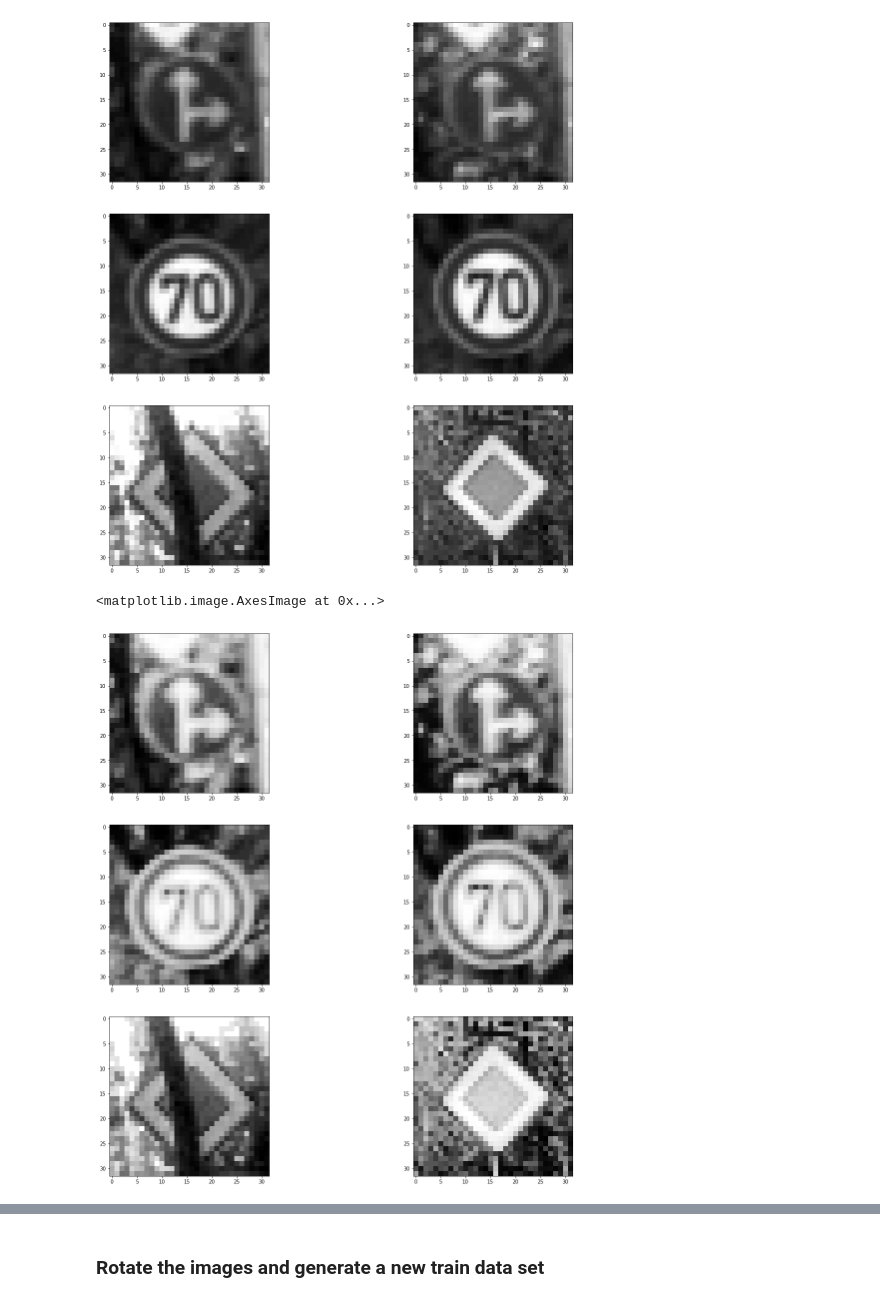
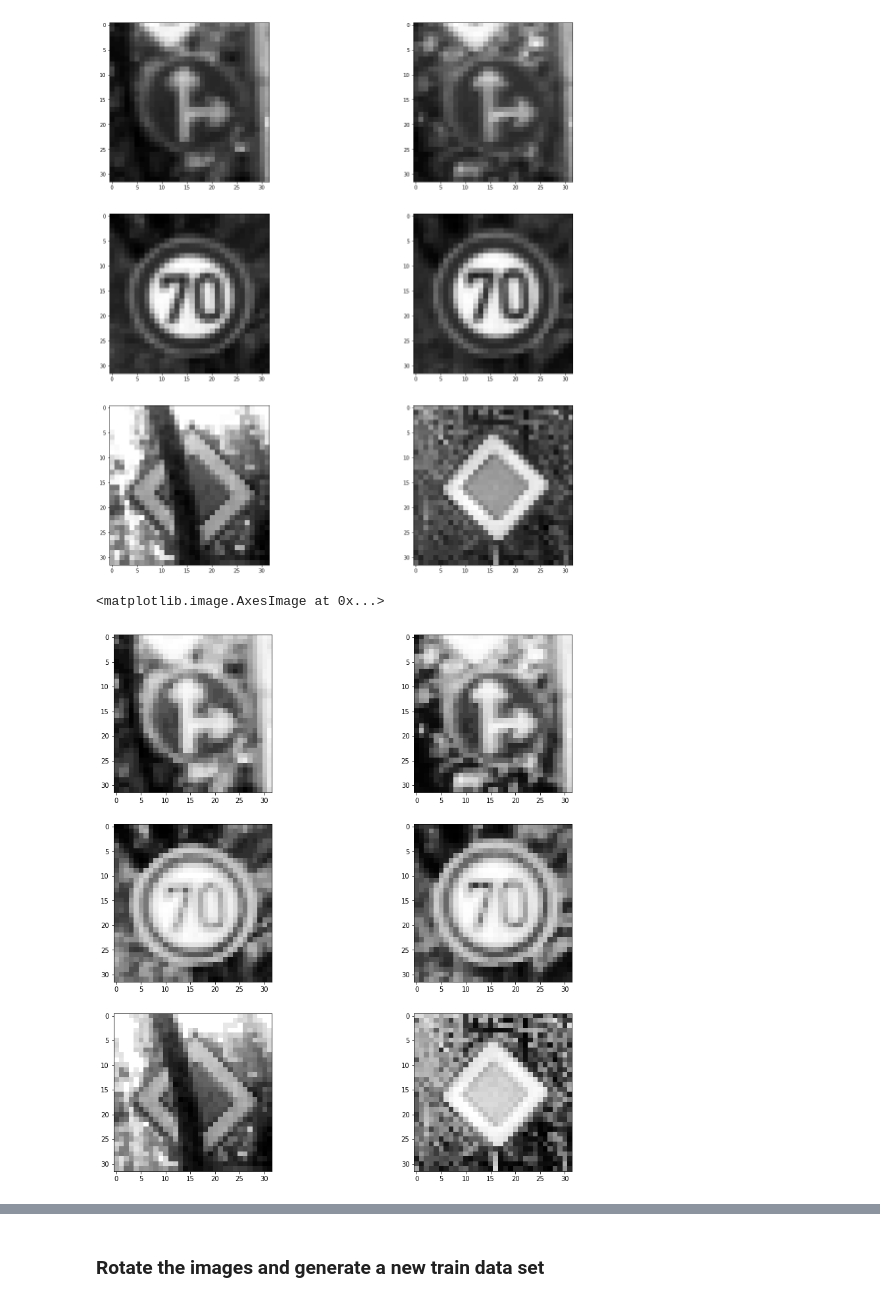
Before and after one commit to chenyue9713/Traffic-Sign-Classifier, a Jupyter notebook: Traffic_Sign_Classifier.ipynb, the cells around one changed output, grey strips where cells are left out. Saved outputs shown, nothing was run; the diff lists cells and outputs as text; code cells hidden in the pictures.

```diff
--- a/Traffic_Sign_Classifier.ipynb
+++ b/Traffic_Sign_Classifier.ipynb
@@ -247,32 +247,32 @@ hisequal_test_images =[]
 for image in gray_train_images:
     hisequal_train_images.append(cv2.equalizeHist(image))
 
 for image in gray_valid_images:
     hisequal_valid_images.append(cv2.equalizeHist(image))
 
 for image in gray_test_images:
     hisequal_test_images.append(cv2.equalizeHist(image))
 
 
 index_offset = 1010
-plt.figure(figsize=(20,20))
+plt.figure(figsize=(15,15))
 plt.subplot(3,2,1)
 plt.imshow(hisequal_train_images[index_offset],cmap='gray')
 
 plt.subplot(3,2,2)
 plt.imshow(hisequal_train_images[index_offset+1],cmap='gray')
 
 plt.subplot(3,2,3)
 plt.imshow(hisequal_valid_images[index_offset],cmap='gray')
 
 plt.subplot(3,2,4)
 plt.imshow(hisequal_valid_images[index_offset+1],cmap='gray')
 
 plt.subplot(3,2,5)
 plt.imshow(hisequal_test_images[index_offset-2],cmap='gray')
 
 plt.subplot(3,2,6)
 plt.imshow(hisequal_test_images[index_offset-1],cmap='gray')
 # %% [output]
 <matplotlib.image.AxesImage at 0x...>
-[figure, old version]
+[figure, new version]
```
Also changed, not shown: parts of 16 cells of this notebook.
